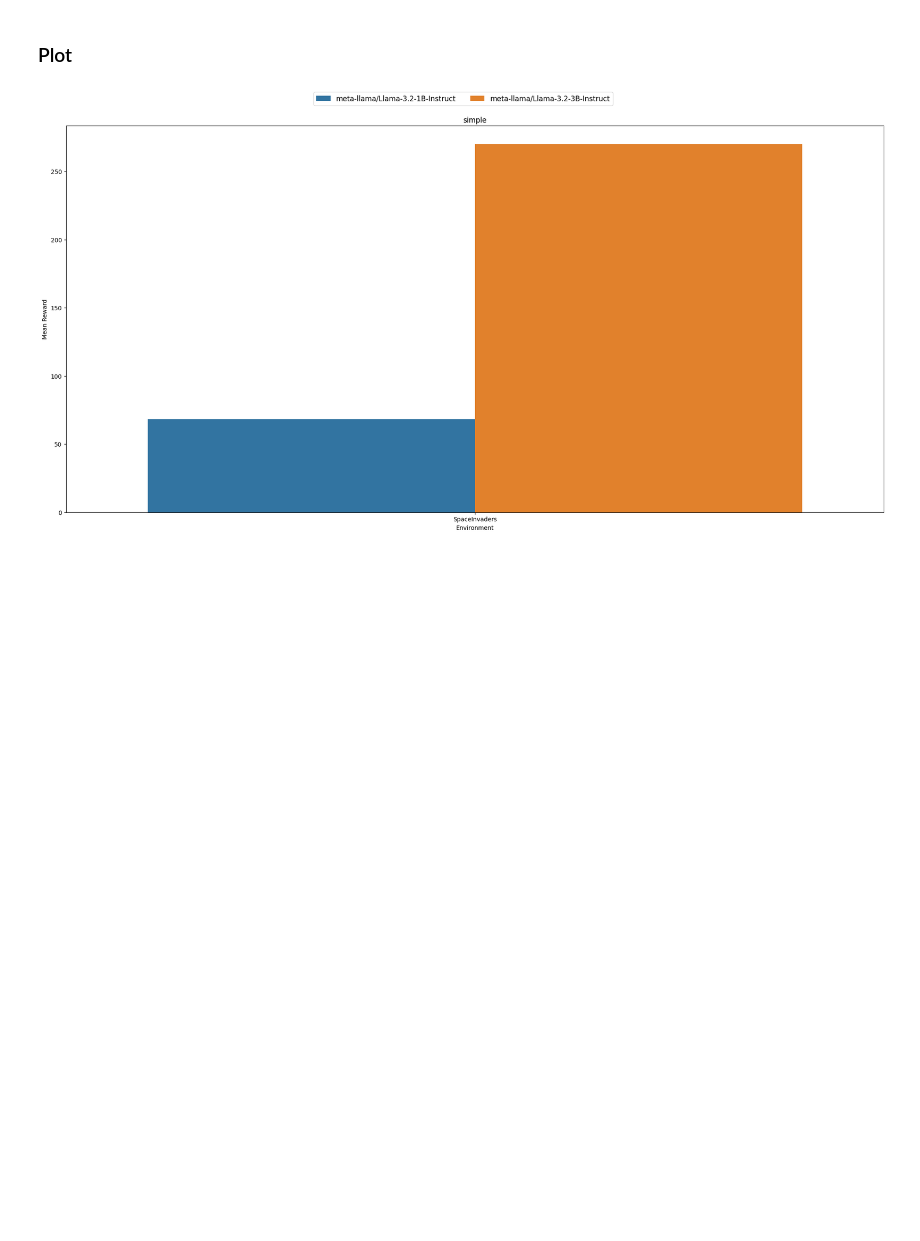
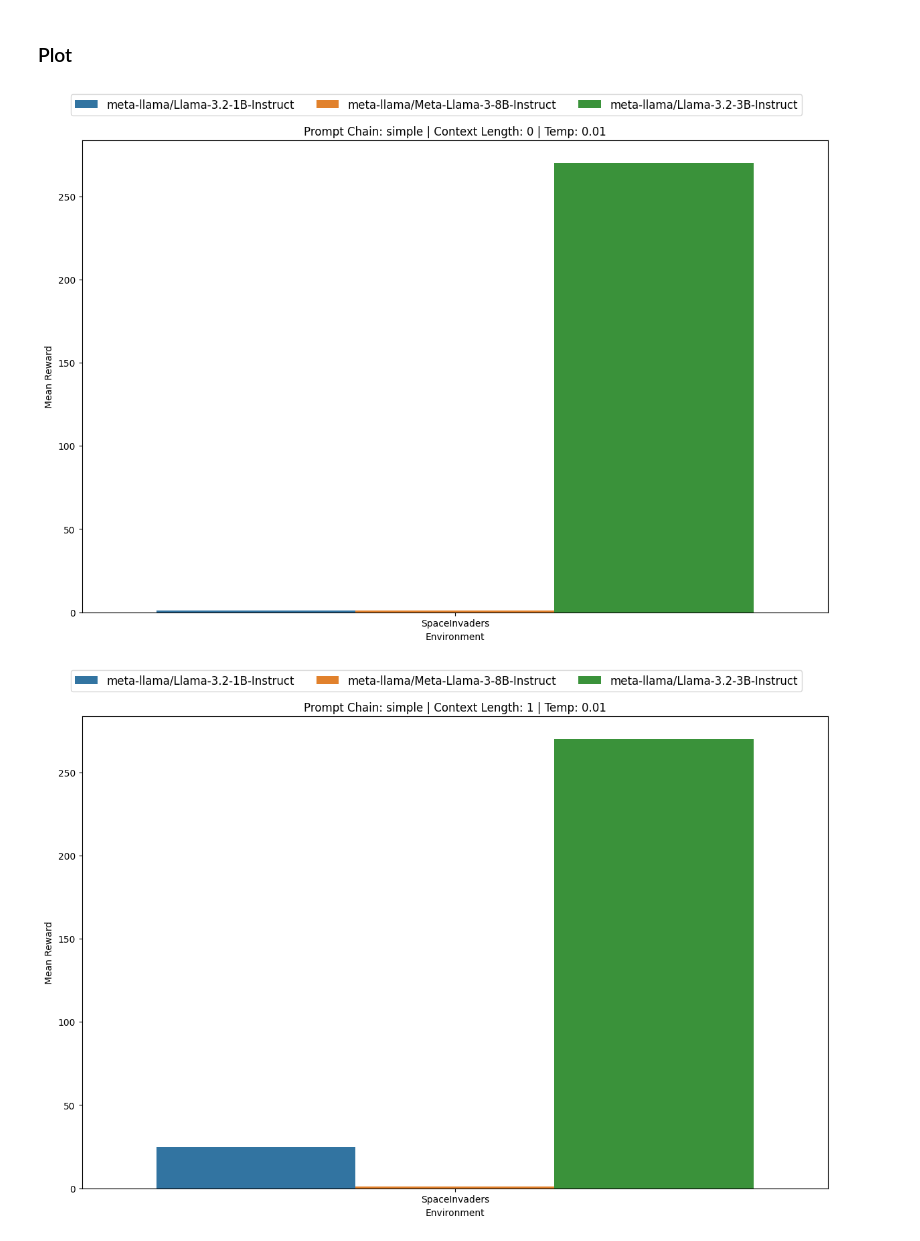
Before and after one commit to roger-creus/ale-nl, a Jupyter notebook: plot/plot_benchmark_results.ipynb, the cells around one changed output. Drawn from its saved outputs; the diff is of its cells as text; code cells hidden in the pictures; blank space fills up the shorter version.

Commit message:
wip plotting benchmark

```diff
--- a/plot/plot_benchmark_results.ipynb
+++ b/plot/plot_benchmark_results.ipynb
@@ -37,33 +37,46 @@ df['std_length'] = df.groupby(['model_name', 'env_id', 'prompt_chain', 'temperat
 # %%
 import matplotlib.pyplot as plt
 import seaborn as sns
+import numpy as np
 
 # Define a color palette based on unique model names
 unique_models = df['model_name'].unique()
 palette = dict(zip(unique_models, sns.color_palette("tab10", len(unique_models))))
 
-# Create subplots
+# Get unique values
 unique_prompt_chains = df['prompt_chain'].unique()
-fig, axs = plt.subplots(1, len(unique_prompt_chains), figsize=(20, 10), sharey=True)
+unique_context_lengths = df['context_length'].unique()
+unique_temperatures = df['temperature'].unique()
 
-if not isinstance(axs, np.ndarray):
-    axs = [axs]
+for temp in unique_temperatures:
+    df_temp = df[df['temperature'] == temp]
 
-for i, prompt_chain in enumerate(unique_prompt_chains):
-    df_ = df[df['prompt_chain'] == prompt_chain]
-    sns.barplot(x='env_id', y='mean_reward', data=df_, hue='model_name', ax=axs[i], palette=palette)
-    axs[i].set_title(prompt_chain)
-    axs[i].set_ylabel('Mean Reward')
-    axs[i].set_xlabel('Environment')
+    for context_len in unique_context_lengths:
+        df_context = df_temp[df_temp['context_length'] == context_len]
 
-    # Remove individual subplot legends
-    axs[i].legend_.remove()
+        fig, axs = plt.subplots(1, len(unique_prompt_chains), figsize=(12, 8), sharey=True)
 
-# Create a single shared legend
-handles, labels = axs[0].get_legend_handles_labels()
-fig.legend(handles, labels, loc='upper center', ncol=len(unique_models), bbox_to_anchor=(0.5, 1.05), fontsize='large')
+        if not isinstance(axs, np.ndarray):
+            axs = [axs]
 
-plt.tight_layout()
-plt.show()
+        for i, prompt_chain in enumerate(unique_prompt_chains):
+            df_ = df_context[df_context['prompt_chain'] == prompt_chain]
+            df_['mean_reward'] = df_['mean_reward'].replace(0, 1)
+
+            sns.barplot(x='env_id', y='mean_reward', data=df_, hue='model_name', ax=axs[i], palette=palette)
+            axs[i].set_title(f"Prompt Chain: {prompt_chain} | Context Length: {context_len} | Temp: {temp}")
+            axs[i].set_ylabel('Mean Reward')
+            axs[i].set_xlabel('Environment')
+
+            # Remove individual subplot legends
+            axs[i].legend_.remove()
+
+        # Create a single shared legend
+        handles, labels = axs[0].get_legend_handles_labels()
+        fig.legend(handles, labels, loc='upper center', ncol=len(unique_models), bbox_to_anchor=(0.5, 1.05), fontsize='large')
+
+        plt.tight_layout()
+        plt.show()
 # %% [output]
-[figure, old version]
+[figure, new version]
+[figure, added]
```
Also changed, not shown: parts of 1 cell of this notebook, 4 other files.
